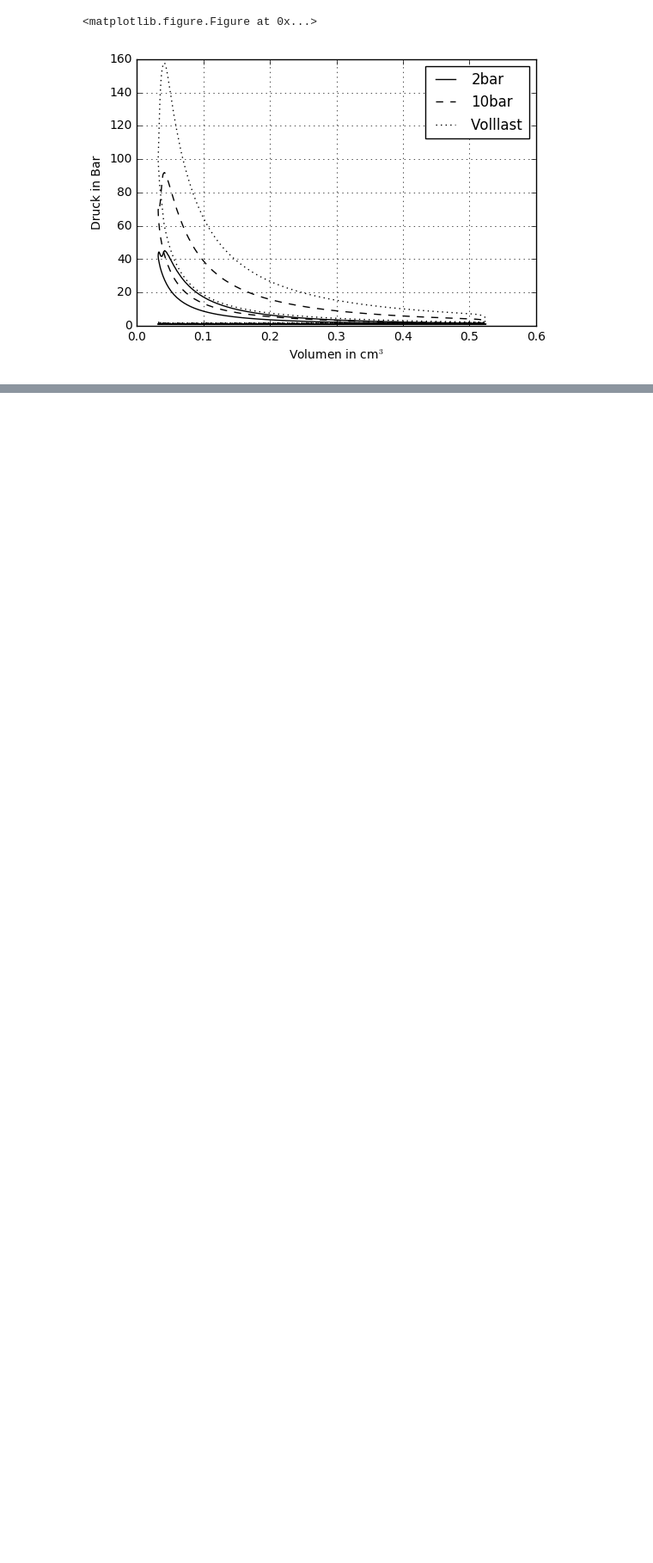
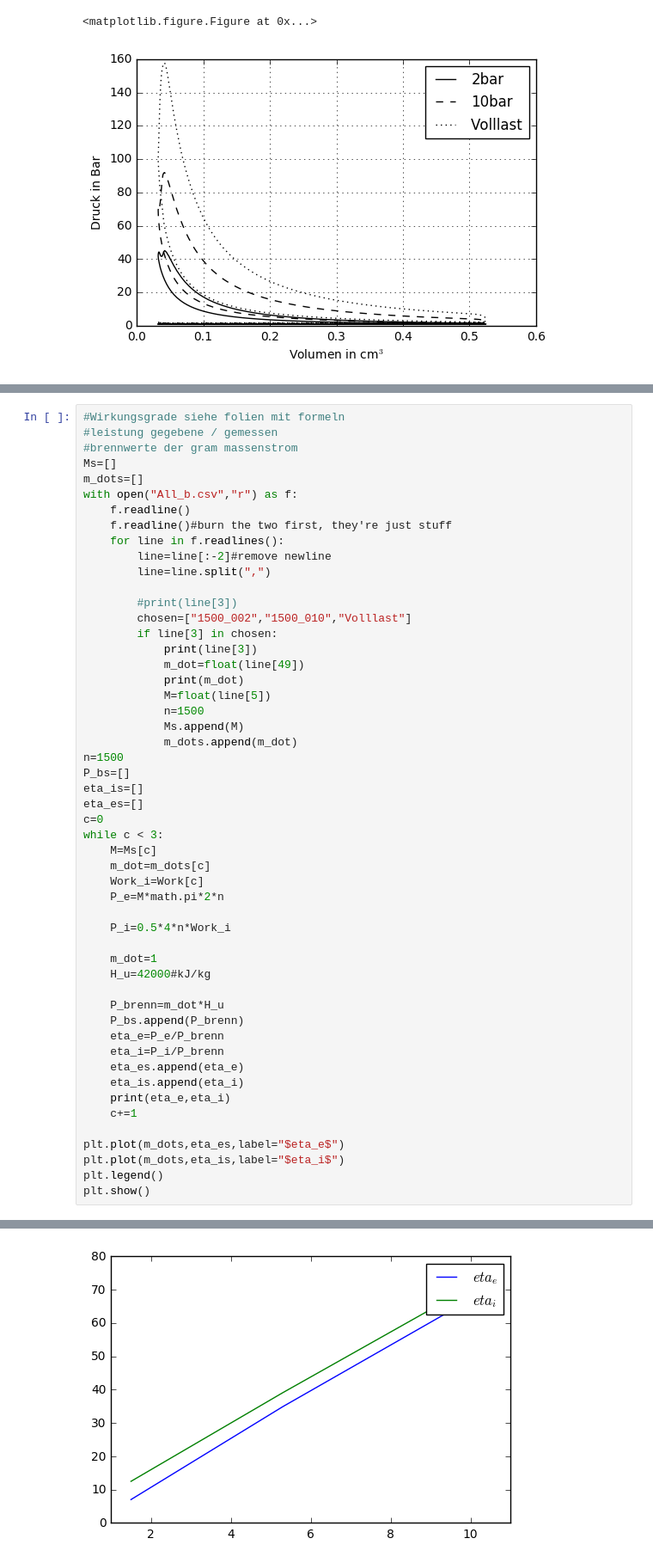
Before and after one commit to BMaxV/Motorkennfeldplot, a Jupyter notebook: main.ipynb, the cells around one changed output, grey strips where cells are left out. Shown at 86% size. Drawn from its saved outputs; the diff is of its cells as text; blank space fills up the shorter version.

Commit message:
Wirkungsgrade

```diff
--- a/main.ipynb
+++ b/main.ipynb
@@ -210,0 +221,53 @@ Ergebnis, Arbeit bzw. eingeschlossene Fläche: 174.88399839236303
+# %%
+#Wirkungsgrade siehe folien mit formeln
+#leistung gegebene / gemessen
+#brennwerte der gram massenstrom
+Ms=[]
+m_dots=[]
+with open("All_b.csv","r") as f:
+    f.readline()
+    f.readline()#burn the two first, they're just stuff
+    for line in f.readlines():
+        line=line[:-2]#remove newline
+        line=line.split(",")
+
+        #print(line[3])
+        chosen=["1500_002","1500_010","Volllast"]
+        if line[3] in chosen:
+            print(line[3])
+            m_dot=float(line[49])
+            print(m_dot)
+            M=float(line[5])
+            n=1500
+            Ms.append(M)
+            m_dots.append(m_dot)
+n=1500
+P_bs=[]
+eta_is=[]
+eta_es=[]
+c=0
+while c < 3:
+    M=Ms[c]
+    m_dot=m_dots[c]
+    Work_i=Work[c]
+    P_e=M*math.pi*2*n
+
+    P_i=0.5*4*n*Work_i
+
+    m_dot=1
+    H_u=42000#kJ/kg
+
+    P_brenn=m_dot*H_u
+    P_bs.append(P_brenn)
+    eta_e=P_e/P_brenn
+    eta_i=P_i/P_brenn
+    eta_es.append(eta_e)
+    eta_is.append(eta_i)
+    print(eta_e,eta_i)
+    c+=1
+
+plt.plot(m_dots,eta_es,label="$eta_e$")
+plt.plot(m_dots,eta_is,label="$eta_i$")
+plt.legend()
+plt.show()
+# %% [output]
@@ -211,3 +283,4 @@ Ergebnis, Arbeit bzw. eingeschlossene Fläche: 174.88399839236303
+[figure, added]
 # %%
 #Als nächsten Schritt, zur Berechnung des Motorkennfelds
 #brauchen wir den Mitteldruck...
```
Also changed, not shown: parts of 7 cells of this notebook.
